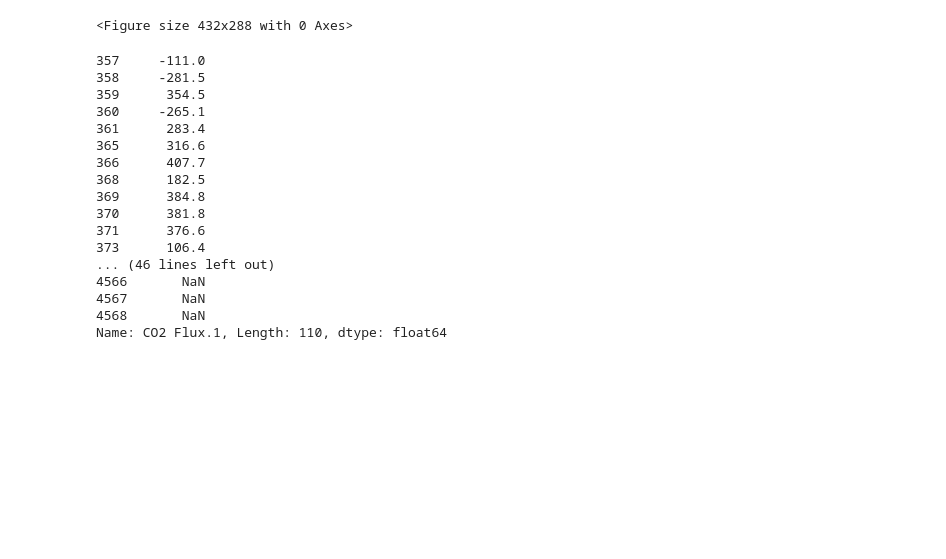
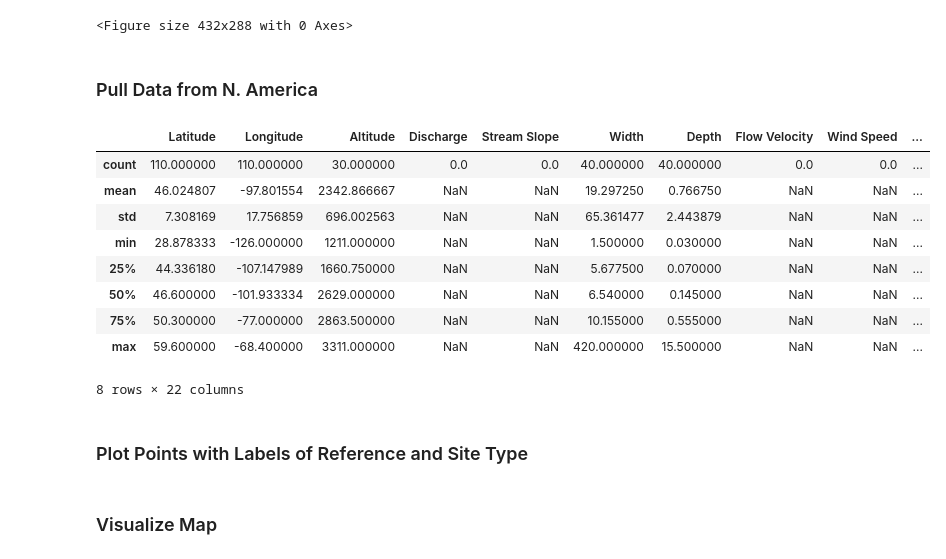
Before and after one commit to geohackweek/ghw2018_web_portal_inlandwater_co2, a Jupyter notebook: notebooks/InteractiveTimeSeries.ipynb, the cells around one changed output. Drawn from its saved outputs; the diff is of its cells as text; code cells hidden in the pictures; blank space fills up the shorter version.

```diff
--- a/notebooks/InteractiveTimeSeries.ipynb
+++ b/notebooks/InteractiveTimeSeries.ipynb
@@ -69,25 +79,7 @@ plt.figure()
 # %% [output]
 <Figure size 432x288 with 0 Axes>
 <Figure size 432x288 with 0 Axes>
+# %% [markdown]
+### Pull Data from N. America
 # %%
 NA_co2_geo_data_table = co2_geo_data_table[co2_geo_data_table.Latitude.between(23, 90) & co2_geo_data_table.Longitude.between(-131, -68)]
-# %%
-NA_co2_geo_data_table['CO2 Flux.1']
-# %% [output]
-357     -111.0
-358     -281.5
-359      354.5
-360     -265.1
-361      283.4
-365      316.6
-366      407.7
-368      182.5
-369      384.8
-370      381.8
-371      376.6
-373      106.4
-... (46 lines left out)
-4566       NaN
-4567       NaN
-4568       NaN
-Name: CO2 Flux.1, Length: 110, dtype: float64
@@ -103,0 +86,15 @@ for index, row in NA_co2_geo_data_table.iterrows():
+# %%
+NA_co2_geo_data_table.describe()
+# %% [output]
+|  | Latitude | Longitude | Altitude | Discharge | Stream Slope | Width | Depth | Flow Velocity | Wind Speed | ... |
+| count | 110.000000 | 110.000000 | 30.000000 | 0.0 | 0.0 | 40.000000 | 40.000000 | 0.0 | 0.0 | ... |
+| mean | 46.024807 | -97.801554 | 2342.866667 | NaN | NaN | 19.297250 | 0.766750 | NaN | NaN | ... |
+| std | 7.308169 | 17.756859 | 696.002563 | NaN | NaN | 65.361477 | 2.443879 | NaN | NaN | ... |
+| min | 28.878333 | -126.000000 | 1211.000000 | NaN | NaN | 1.500000 | 0.030000 | NaN | NaN | ... |
+| 25% | 44.336180 | -107.147989 | 1660.750000 | NaN | NaN | 5.677500 | 0.070000 | NaN | NaN | ... |
+| 50% | 46.600000 | -101.933334 | 2629.000000 | NaN | NaN | 6.540000 | 0.145000 | NaN | NaN | ... |
+| 75% | 50.300000 | -77.000000 | 2863.500000 | NaN | NaN | 10.155000 | 0.555000 | NaN | NaN | ... |
+| max | 59.600000 | -68.400000 | 3311.000000 | NaN | NaN | 420.000000 | 15.500000 | NaN | NaN | ... |
+8 rows × 22 columns
+# %% [markdown]
+### Plot Points with Labels of Reference and Site Type
@@ -104,3 +127,5 @@ for index, row in NA_co2_geo_data_table.iterrows():
+# %% [markdown]
+### Visualize Map
 # %%
 firstmap
 # %% [output]
```
Also changed, not shown: parts of 22 cells of this notebook, 2 other files.
